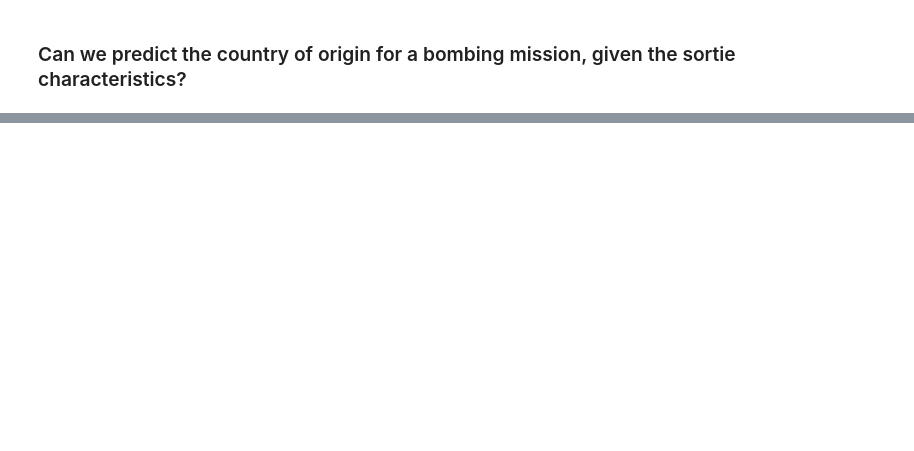
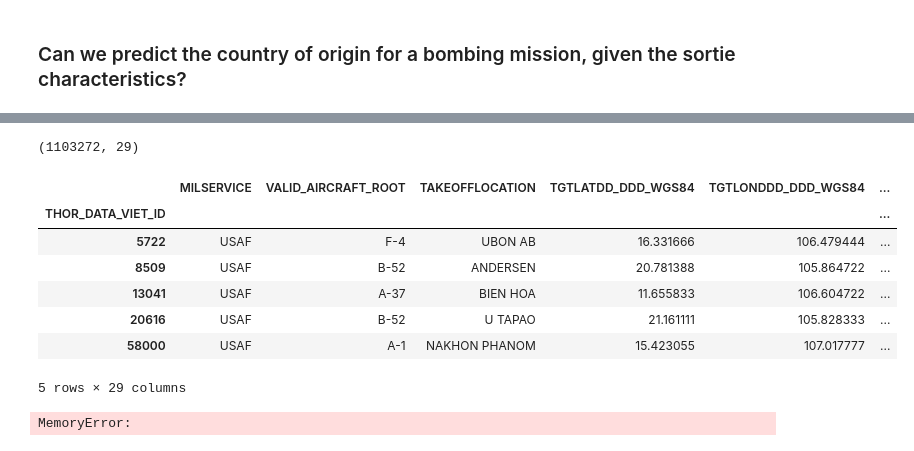
Before and after one commit to tengdann/si618-final, a Jupyter notebook: si618-final.ipynb, the cells around one changed output, grey strips where cells are left out. Cells and saved outputs as stored; diff of their text form; code cells hidden in the pictures; blank space fills up the shorter version.

```diff
--- a/si618-final.ipynb
+++ b/si618-final.ipynb
@@ -34,7 +35,7 @@ start = time.time()
 z = zipfile.ZipFile('vietnam-war-bombing-operations.zip')
 aircrafts = pd.read_csv(z.open('THOR_Vietnam_Aircraft_Glossary.csv'), encoding = 'ISO-8859-1')
 weapons = pd.read_csv(z.open('THOR_Vietnam_Weapons_Glossary.csv'),encoding = 'ISO-8859-1')
-bombing_ops = pd.read_csv(z.open('THOR_Vietnam_Bombing_Operations.csv'), parse_dates = True)
+bombing_ops = pd.read_csv(z.open('THOR_Vietnam_Bombing_Operations.csv'))
 end = time.time()
 print(f'3 files loaded in {end - start} seconds')
 # %% [output]
@@ -232,18 +195,15 @@ import sklearn.metrics as skmetric
 import sklearn.naive_bayes as sknb
 import sklearn.tree as sktree
 # %%
-bombing_ml = bombing_ops.copy()
+bombing_ml = bombing_ops[bombing_ops.NUMWEAPONSDELIVERED > 0]
 col = 'COUNTRYFLYINGMISSION'
-conditions  = [
-    bombing_ops[col] == 'UNITED STATES OF AMERICA',
-    bombing_ops[col] == 'VIETNAM (SOUTH)',
-    bombing_ops[col] == 'LAOS',
-    bombing_ops[col] == 'KOREA (SOUTH)',
-    bombing_ops[col] == 'AUSTRALIA'
+conditions = [
+    bombing_ml[col] == 'UNITED STATES OF AMERICA',
+    bombing_ml[col] == 'VIETNAM (SOUTH)',
+    bombing_ml[col] == 'LAOS',
+    bombing_ml[col] == 'KOREA (SOUTH)',
+    bombing_ml[col] == 'AUSTRALIA'
 ]
-choices     = [ 0, 1, 2, 3, 4 ]
+choices = [ 0, 1, 2, 3, 4 ]
 
 bombing_ml['type'] = np.select(conditions, choices, default=np.nan).astype('int')
-# %%
-bombing_ml.drop(labels = 'COUNTRYFLYINGMISSION', axis = 1, inplace = True)
-bombing_ml.head()
@@ -258,7 +250,28 @@ bombing_ml.head()
+# %%
+dropped = ['COUNTRYFLYINGMISSION', 'SOURCEID', 'SOURCERECORD', 'MSNDATE', 'AIRCRAFT_ORIGINAL',
+           'AIRCRAFT_ROOT', 'WEAPONTYPECLASS', 'WEAPONTYPE', 'UNIT', 'TGTID', 'TGTWEATHER', 'ADDITIONALINFO', 'TGTORIGCOORDSFORMAT',
+           'TGTWEATHER', 'GEOZONE', 'CALLSIGN', 'TGTTYPE', 'MFUNC_DESC', 'OPERATIONSUPPORTED']
+bomb_ml_real = bombing_ml.drop(labels = dropped, axis = 1)
+bomb_ml_real.set_index('THOR_DATA_VIET_ID', inplace = True)
+bomb_ml_real.dropna(inplace = True, thresh = 24) # To make sure we can actually create dummies, otherwise classifiers won't work
+print(bomb_ml_real.shape)
+bomb_ml_real.head()
+# %% [output]
+(1103272, 29)
+|  | MILSERVICE | VALID_AIRCRAFT_ROOT | TAKEOFFLOCATION | TGTLATDD_DDD_WGS84 | TGTLONDDD_DDD_WGS84 | ... |
+| THOR_DATA_VIET_ID |  |  |  |  |  | ... |
+| 5722 | USAF | F-4 | UBON AB | 16.331666 | 106.479444 | ... |
+| 8509 | USAF | B-52 | ANDERSEN | 20.781388 | 105.864722 | ... |
+| 13041 | USAF | A-37 | BIEN HOA | 11.655833 | 106.604722 | ... |
+| 20616 | USAF | B-52 | U TAPAO | 21.161111 | 105.828333 | ... |
+| 58000 | USAF | A-1 | NAKHON PHANOM | 15.423055 | 107.017777 | ... |
+5 rows × 29 columns
 # %%
-bombing_final = pd.get_dummies(bombing_ml, drop_first = True)
-bombing_train, bombing_test = train_test_split(bombing_final, test_size = 0.2)
+bombing_final = pd.get_dummies(bomb_ml_real, drop_first = True)
+bombing_train, bombing_test = train_test_split(bomb_ml_real, test_size = 0.3)
 bombing_score = bombing_test.copy() # For score assessment
+# %% [output]
+MemoryError:
 # %%
 df_rf = skens.RandomForestClassifier(n_estimators = 10, oob_score = True, criterion = 'entropy', random_state = 42)
 df_rf.fit(bombing_train.iloc[:,bombing_train.columns != 'type'], bombing_train.type)
```
Also changed, not shown: parts of 22 cells of this notebook, 3 other files.
